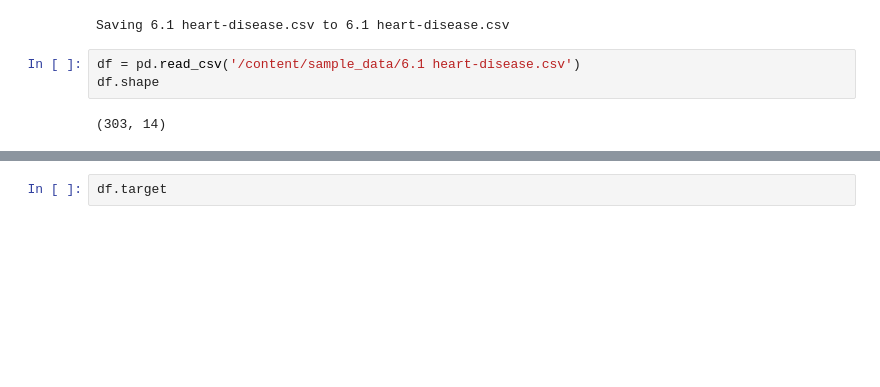
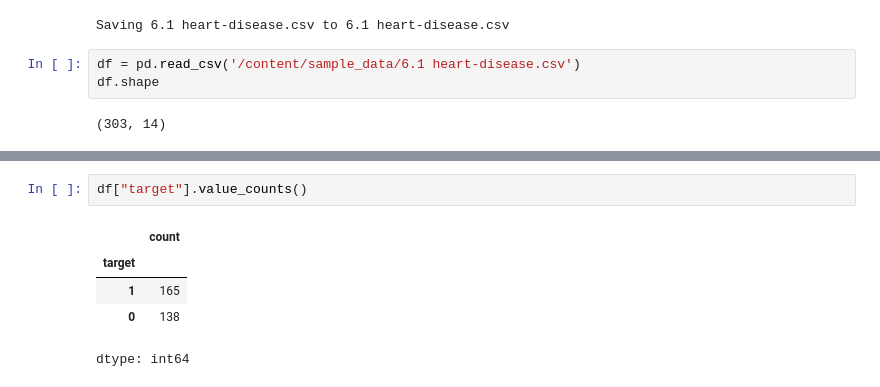
Before and after one commit to imnotaryan/heart_disease_predictor, a Jupyter notebook: Heart_disease_classification.ipynb, the cells around one changed output, grey strips where cells are left out. Saved outputs shown, nothing was run; the diff lists cells and outputs as text; blank space fills up the shorter version.

```diff
--- a/Heart_disease_classification.ipynb
+++ b/Heart_disease_classification.ipynb
@@ -45,2 +79,8 @@ df.tail()
 # %%
-df.target
+df["target"].value_counts()
+# %% [output]
+|  | count |
+| target |  |
+| 1 | 165 |
+| 0 | 138 |
+dtype: int64
```
Also changed, not shown: parts of 4 cells of this notebook.
